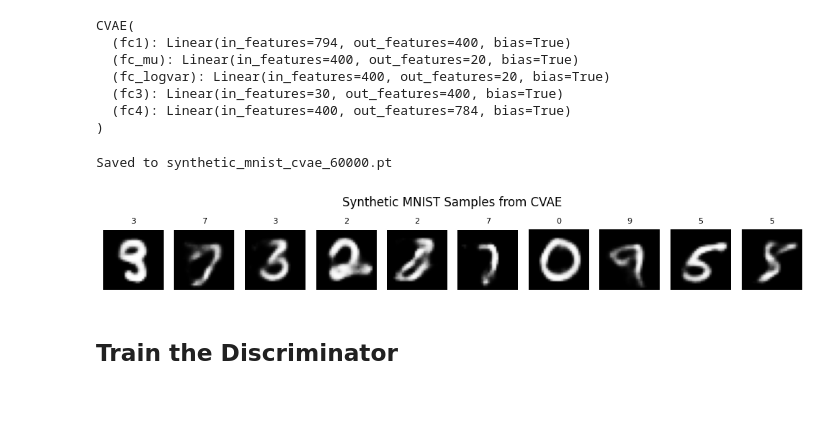
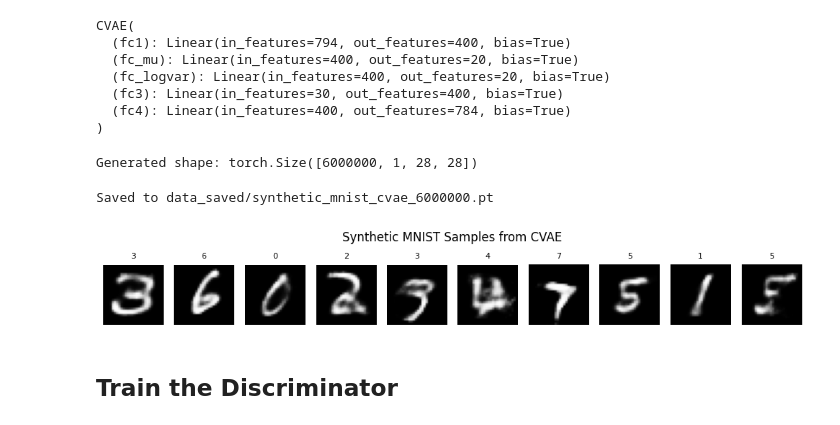
Before and after one commit to liuqiyuanhhh/Verified-Synthetic-Data, a Jupyter notebook: MNIST/vae_debug.ipynb, the cells around one changed output. Drawn from its saved outputs; the diff is of its cells as text; code cells hidden in the pictures.

```diff
--- a/MNIST/vae_debug.ipynb
+++ b/MNIST/vae_debug.ipynb
@@ -222,13 +222,13 @@ device = torch.device("cuda" if torch.cuda.is_available() else "cpu")
 latent_dim = 20
 label_dim = 10
 batch_size = 128
-epochs = 50
+epochs = 100
 lr = 1e-3
 
 # Load MNIST
 transform = transforms.ToTensor()
 full_dataset = datasets.MNIST(root="./data", train=True, download=True, transform=transform)
-train_dataset = Subset(full_dataset, range(30000))
+train_dataset = Subset(full_dataset, range(40000))
 train_loader = DataLoader(train_dataset, batch_size=batch_size, shuffle=True)
 
 # Initialize model
@@ -395,32 +422,47 @@ with torch.no_grad():
+# %%
+latent_dim = model.latent_dim
+device = next(model.parameters()).device
+gen_imgs,y = generate_images_in_batches(
+    model=model,
+    total_samples=6000000,
+    latent_dim=latent_dim,
+    num_classes=10,
+    batch_size=10000,
+    device=device
+)
+print("Generated shape:", gen_imgs.shape)  # Should be [6000000, 1, 28, 28]
+# %% [output]
+Generated shape: torch.Size([6000000, 1, 28, 28])
 # %%
-save_path = "data_saved/synthetic_mnist_cvae_60000.pt"
+os.chdir("/home/qiyuanliu/data_filter/Verified-Synthetic-Data/MNIST")
+save_path = "data_saved/synthetic_mnist_cvae_6000000.pt"
 torch.save({
-    'images': gen_imgs,    # Tensor [60000, 1, 28, 28]
-    'labels': y            # Tensor [60000]
+    'images': gen_imgs,    # Tensor [6000000, 1, 28, 28]
+    'labels': y            # Tensor [6000000]
 }, save_path)
 
 print(f"Saved to {save_path}")
 # %% [output]
-Saved to synthetic_mnist_cvae_60000.pt
+Saved to data_saved/synthetic_mnist_cvae_6000000.pt
 # %%
 import matplotlib.pyplot as plt
-data = torch.load("data_saved/synthetic_mnist_cvae_60000.pt")
+data = torch.load("data_saved/synthetic_mnist_cvae_60000_2.pt")
 images = data['images']   # [60000, 1, 28, 28]
 labels = data['labels']   # [60000]
 
 num_samples = 10
 indices = torch.randperm(len(images))[:num_samples]
 
 fig, axes = plt.subplots(1, num_samples, figsize=(num_samples, 1.5))
 for i, idx in enumerate(indices):
     axes[i].imshow(images[idx].squeeze(), cmap='gray')
     axes[i].axis('off')
     axes[i].set_title(str(labels[idx].item()), fontsize=8)
 plt.suptitle("Synthetic MNIST Samples from CVAE", fontsize=12)
 plt.tight_layout()
 plt.show()
 # %% [output]
-[figure, old version]
+[figure, new version]
 # %% [markdown]
 ## Train the Discriminator
 # %%
```
Also changed, not shown: parts of 33 cells of this notebook, 1 other file.
